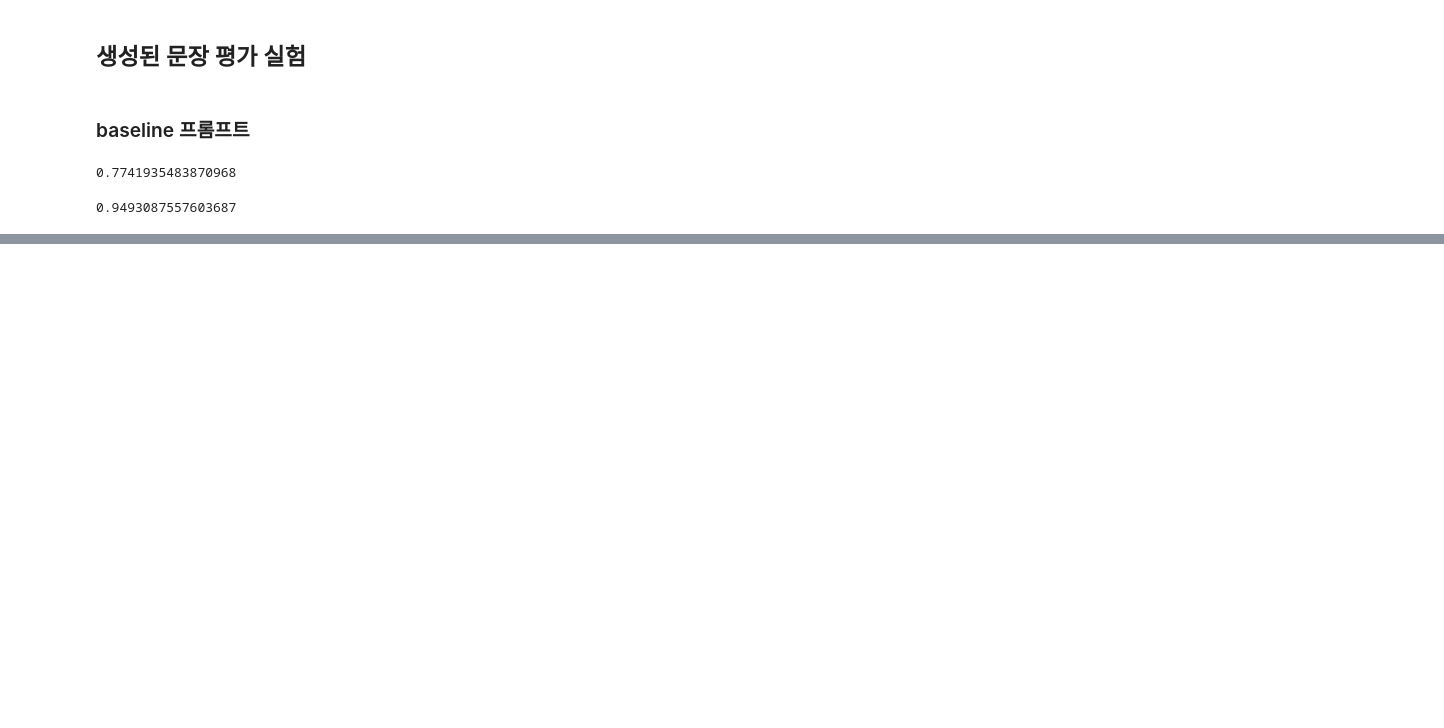
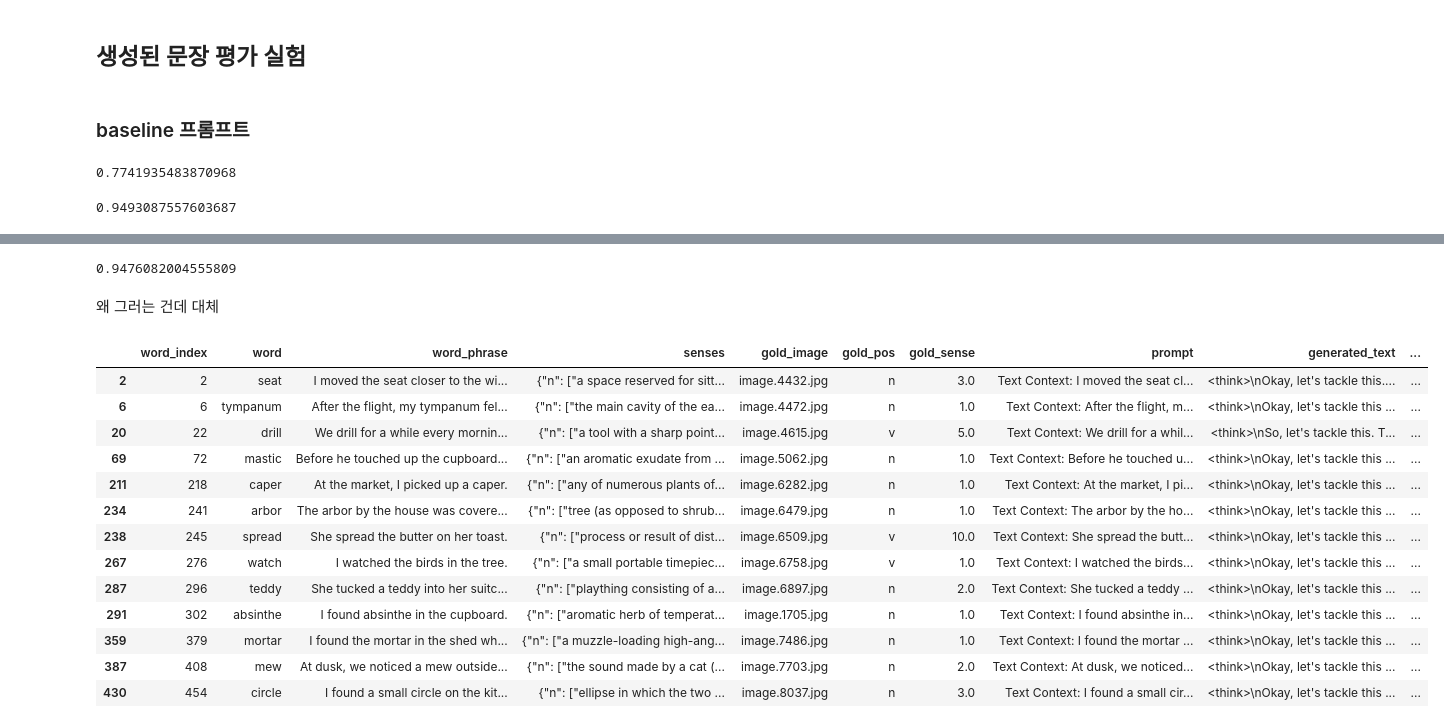
Before and after one commit to BlessingDev/Word-Sense-Disambiguation-with-Visual-Context, a Jupyter notebook: documents/evaluation.ipynb, the cells around one changed output, grey strips where cells are left out. Cells and saved outputs as stored; diff of their text form; code cells hidden in the pictures; blank space fills up the shorter version.

```diff
--- a/documents/evaluation.ipynb
+++ b/documents/evaluation.ipynb
@@ -2032,0 +2183,69 @@ print(acc)
+# %%
+import pandas as pd
+result_df = pd.read_csv("/workspace/data/test_set_process/inference/wsd_set_entire_labeled_ambiguous_sentence_sense_search_qwen3-vl-30b-thinking.csv")
+
+
+for index, row in result_df.iterrows():
+    pred_label = row["generated_text"].split("A:")[-1].strip().lower()
+    try:
+        mapped_label = int(pred_label)
+        result_df.at[index, "predicted_label"] = mapped_label
+    except:
+        result_df.at[index, "predicted_label"] = -1
+
+acc = (result_df["predicted_label"] == result_df["gold_sense"]).sum() / len(result_df)
+print(acc)
+# %% [output]
+0.9476082004555809
+# %% [markdown]
+왜 그러는 건데 대체
+# %%
+result_df = pd.read_csv("/workspace/data/test_set_process/inference/wsd_set_entire_labeled_ambiguous_sentence_sense_qwen3-vl-30b-thinking.csv")
+
+
+for index, row in result_df.iterrows():
+    pred_label = row["generated_text"].split("A:")[-1].strip().lower()
+    try:
+        mapped_label = int(pred_label)
+        result_df.at[index, "predicted_label"] = mapped_label
+    except ValueError:
+        result_df.at[index, "predicted_label"] = -1
+
+sense_df = result_df
+
+result_df = pd.read_csv("/workspace/data/test_set_process/inference/wsd_set_entire_labeled_ambiguous_sentence_sense_search_qwen3-vl-30b-thinking.csv")
+
+
+for index, row in result_df.iterrows():
+    pred_label = row["generated_text"].split("A:")[-1].strip().lower()
+    try:
+        mapped_label = int(pred_label)
+        result_df.at[index, "predicted_label"] = mapped_label
+    except ValueError:
+        result_df.at[index, "predicted_label"] = -1
+
+sense_search_df = result_df
+# %%
+# 반대로 search에서 틀렸지만, sense에서 맞춘 sample
+search_incorrect = sense_search_df[sense_search_df["predicted_label"] != sense_search_df["gold_sense"]]
+search_incorrect_ids = set(search_incorrect["word_index"])
+sense_correct = sense_df[sense_df["predicted_label"] == sense_df["gold_sense"]]
+sense_correct_ids = set(sense_correct["word_index"])
+focus_ids_2 = search_incorrect_ids.intersection(sense_correct_ids)
+focus_samples_2 = sense_search_df[sense_search_df["word_index"].isin(focus_ids_2)]
+focus_samples_2
+# %% [output]
+|  | word_index | word | word_phrase | senses | gold_image | gold_pos | gold_sense | prompt | generated_text | ... |
+| 2 | 2 | seat | I moved the seat closer to the wi... | {"n": ["a space reserved for sitt... | image.4432.jpg | n | 3.0 | Text Context: I moved the seat cl... | <think>\nOkay, let's tackle this.... | ... |
+| 6 | 6 | tympanum | After the flight, my tympanum fel... | {"n": ["the main cavity of the ea... | image.4472.jpg | n | 1.0 | Text Context: After the flight, m... | <think>\nOkay, let's tackle this ... | ... |
+| 20 | 22 | drill | We drill for a while every mornin... | {"n": ["a tool with a sharp point... | image.4615.jpg | v | 5.0 | Text Context: We drill for a whil... | <think>\nSo, let's tackle this. T... | ... |
+| 69 | 72 | mastic | Before he touched up the cupboard... | {"n": ["an aromatic exudate from ... | image.5062.jpg | n | 1.0 | Text Context: Before he touched u... | <think>\nOkay, let's tackle this ... | ... |
+| 211 | 218 | caper | At the market, I picked up a caper. | {"n": ["any of numerous plants of... | image.6282.jpg | n | 1.0 | Text Context: At the market, I pi... | <think>\nOkay, let's tackle this ... | ... |
+| 234 | 241 | arbor | The arbor by the house was covere... | {"n": ["tree (as opposed to shrub... | image.6479.jpg | n | 1.0 | Text Context: The arbor by the ho... | <think>\nOkay, let's tackle this ... | ... |
+| 238 | 245 | spread | She spread the butter on her toast. | {"n": ["process or result of dist... | image.6509.jpg | v | 10.0 | Text Context: She spread the butt... | <think>\nOkay, let's tackle this ... | ... |
+| 267 | 276 | watch | I watched the birds in the tree. | {"n": ["a small portable timepiec... | image.6758.jpg | v | 1.0 | Text Context: I watched the birds... | <think>\nOkay, let's tackle this ... | ... |
+| 287 | 296 | teddy | She tucked a teddy into her suitc... | {"n": ["plaything consisting of a... | image.6897.jpg | n | 2.0 | Text Context: She tucked a teddy ... | <think>\nOkay, let's tackle this ... | ... |
+| 291 | 302 | absinthe | I found absinthe in the cupboard. | {"n": ["aromatic herb of temperat... | image.1705.jpg | n | 1.0 | Text Context: I found absinthe in... | <think>\nOkay, let's tackle this ... | ... |
+| 359 | 379 | mortar | I found the mortar in the shed wh... | {"n": ["a muzzle-loading high-ang... | image.7486.jpg | n | 1.0 | Text Context: I found the mortar ... | <think>\nOkay, let's tackle this ... | ... |
+| 387 | 408 | mew | At dusk, we noticed a mew outside... | {"n": ["the sound made by a cat (... | image.7703.jpg | n | 2.0 | Text Context: At dusk, we noticed... | <think>\nOkay, let's tackle this ... | ... |
+| 430 | 454 | circle | I found a small circle on the kit... | {"n": ["ellipse in which the two ... | image.8037.jpg | n | 3.0 | Text Context: I found a small cir... | <think>\nOkay, let's tackle this ... | ... |
```
Also changed, not shown: parts of 11 cells of this notebook, 26 other files.
